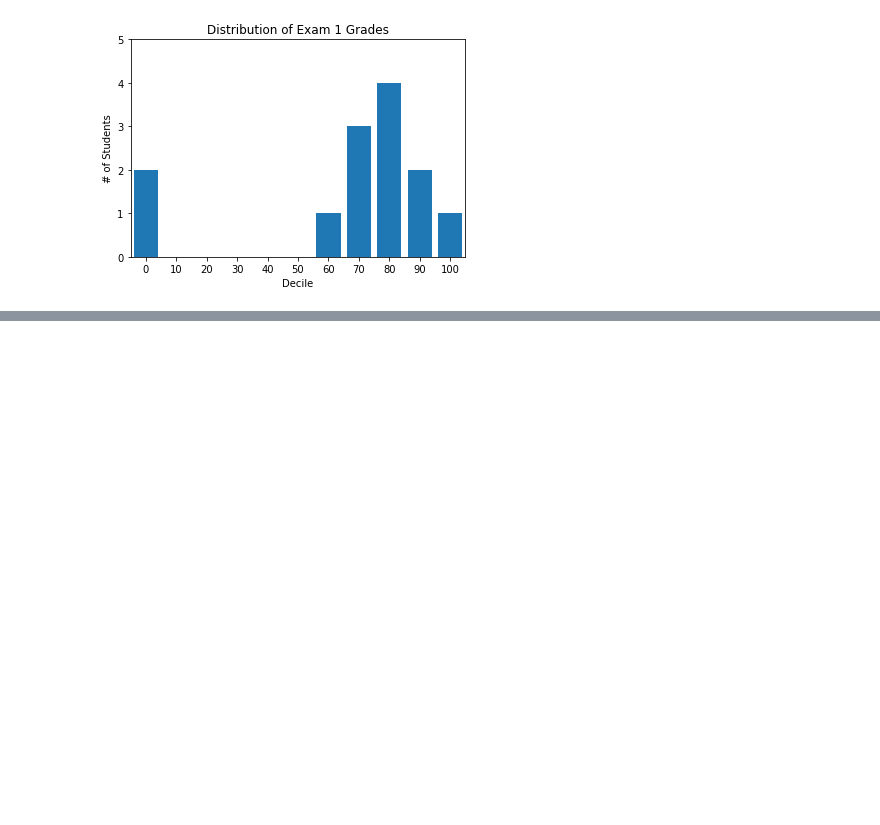
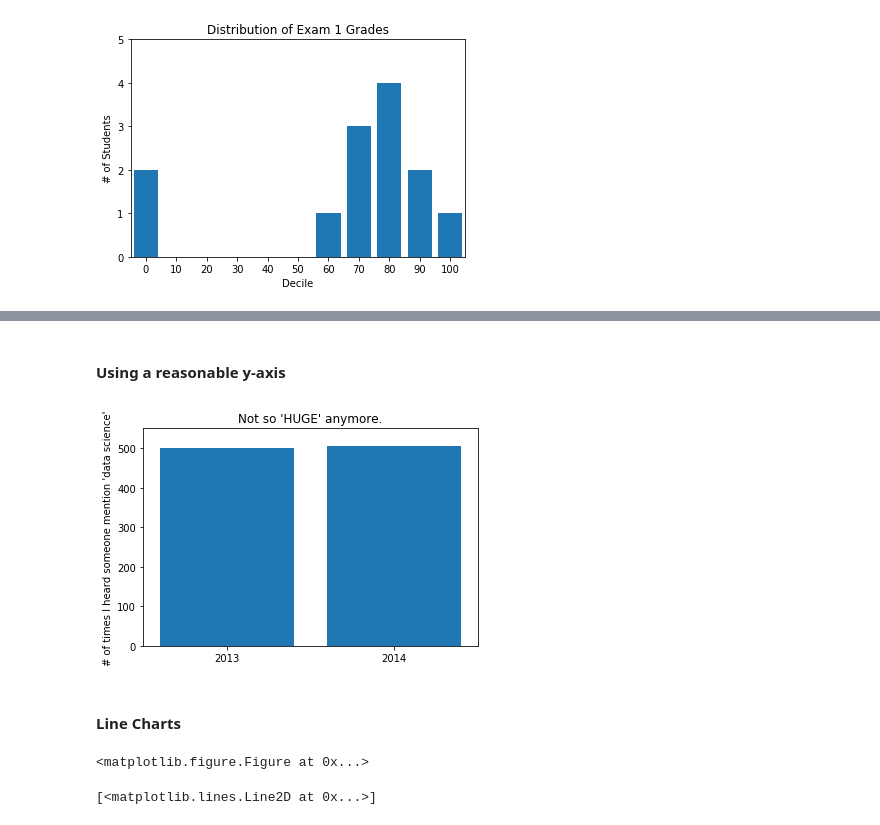
Before and after one commit to riverbond/pythoncode, a Jupyter notebook: DSfS/VisualizingData.ipynb, the cells around one changed output, grey strips where cells are left out. Saved outputs shown, nothing was run; the diff lists cells and outputs as text; code cells hidden in the pictures; blank space fills up the shorter version.

```diff
--- a/DSfS/VisualizingData.ipynb
+++ b/DSfS/VisualizingData.ipynb
@@ -84,0 +105,36 @@ plt.show()
+# %% [markdown]
+#### Using a reasonable y-axis
+# %%
+mentions = [500, 505]
+years    = [2013, 2014]
+
+plt.bar([2013, 2014], mentions, 0.8)
+plt.xticks(years)
+plt.ylabel("# of times I heard someone mention 'data science'")
+
+# if you don't do this, matplotlib will label the x-axis 0, 1
+# and then add a +2.013e3 off in the corner
+plt.ticklabel_format(useOffSet=False)
+
+plt.axis([2012.5, 2014.5, 0, 550])
+plt.title("Not so 'HUGE' anymore.")
+plt.show()
+# %% [output]
+[figure, added]
+# %% [markdown]
+#### Line Charts
+# %%
+variance     = [1, 2, 4, 8, 16, 32, 64, 128, 256]
+bias_squared = [256, 128, 64, 32, 16, 8, 4, 2, 1]
+total_error  = [x + y for x, y in zip(variance, bias_squared)]
+xs           = [i for i, _ in enumerate(variance)]
+plt.figure(figsize=(12, 10)) # MUST be set before plot calls
+# %% [output]
+<matplotlib.figure.Figure at 0x...>
+# %%
+# multiple call to plt.plot can show multiple series on the same plot
+plt.plot(xs, variance,     'g-',  label='variance')
+plt.plot(xs, bias_squared, 'r-.', label='bias^2')
+plt.plot(xs, total_error,  'b'  , label='total error')
+# %% [output]
+[<matplotlib.lines.Line2D at 0x...>]
```
Also changed, not shown: parts of 3 cells of this notebook.
